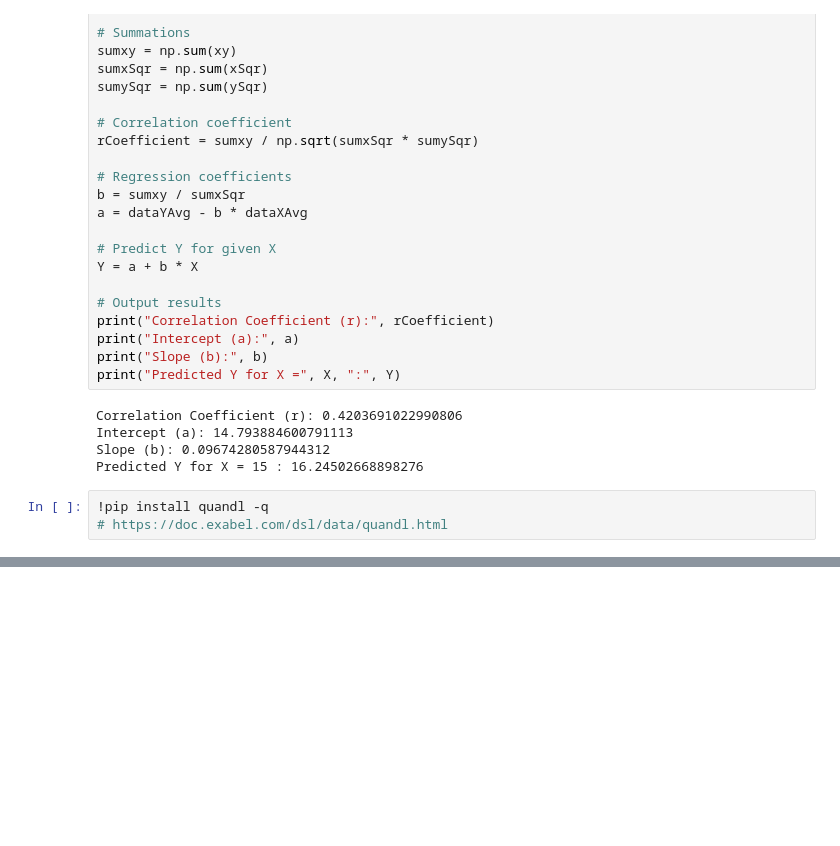
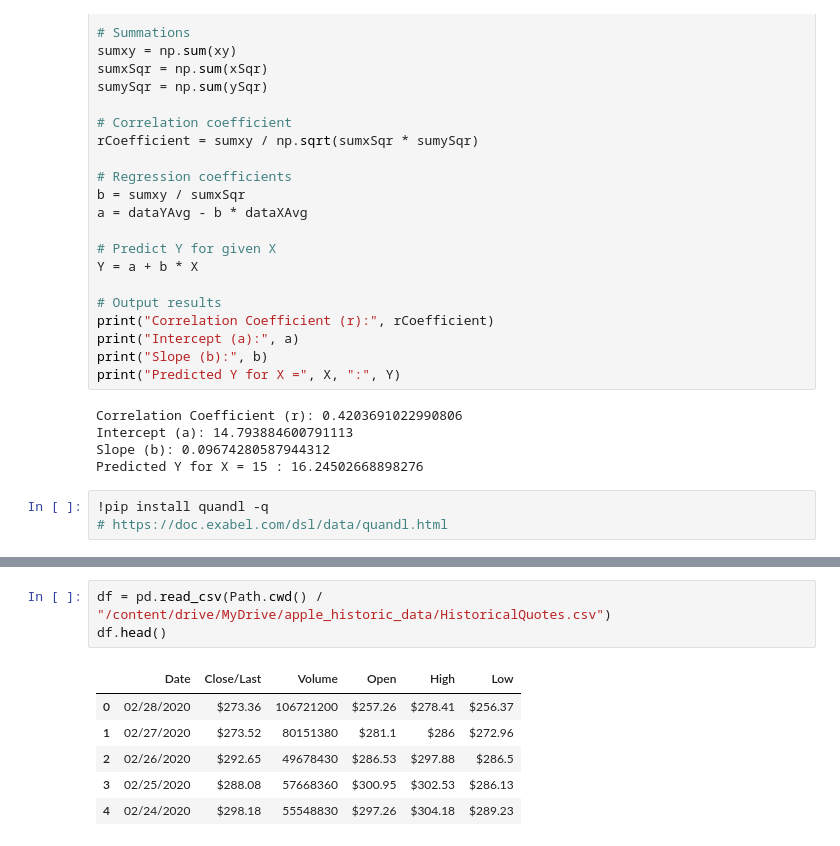
Before and after one commit to suzanpoudel/AI-Lab-020391, a Jupyter notebook: regression.ipynb, the cells around one changed output, grey strips where cells are left out. Saved outputs shown, nothing was run; the diff lists cells and outputs as text; blank space fills up the shorter version.

```diff
--- a/regression.ipynb
+++ b/regression.ipynb
@@ -120,0 +108,10 @@ dtype: object
+# %%
+df = pd.read_csv(Path.cwd() / "/content/drive/MyDrive/apple_historic_data/HistoricalQuotes.csv")
+df.head()
+# %% [output]
+|  | Date | Close/Last | Volume | Open | High | Low |
+| 0 | 02/28/2020 | $273.36 | 106721200 | $257.26 | $278.41 | $256.37 |
+| 1 | 02/27/2020 | $273.52 | 80151380 | $281.1 | $286 | $272.96 |
+| 2 | 02/26/2020 | $292.65 | 49678430 | $286.53 | $297.88 | $286.5 |
+| 3 | 02/25/2020 | $288.08 | 57668360 | $300.95 | $302.53 | $286.13 |
+| 4 | 02/24/2020 | $298.18 | 55548830 | $297.26 | $304.18 | $289.23 |
```
Also changed, not shown: parts of 22 cells of this notebook.
